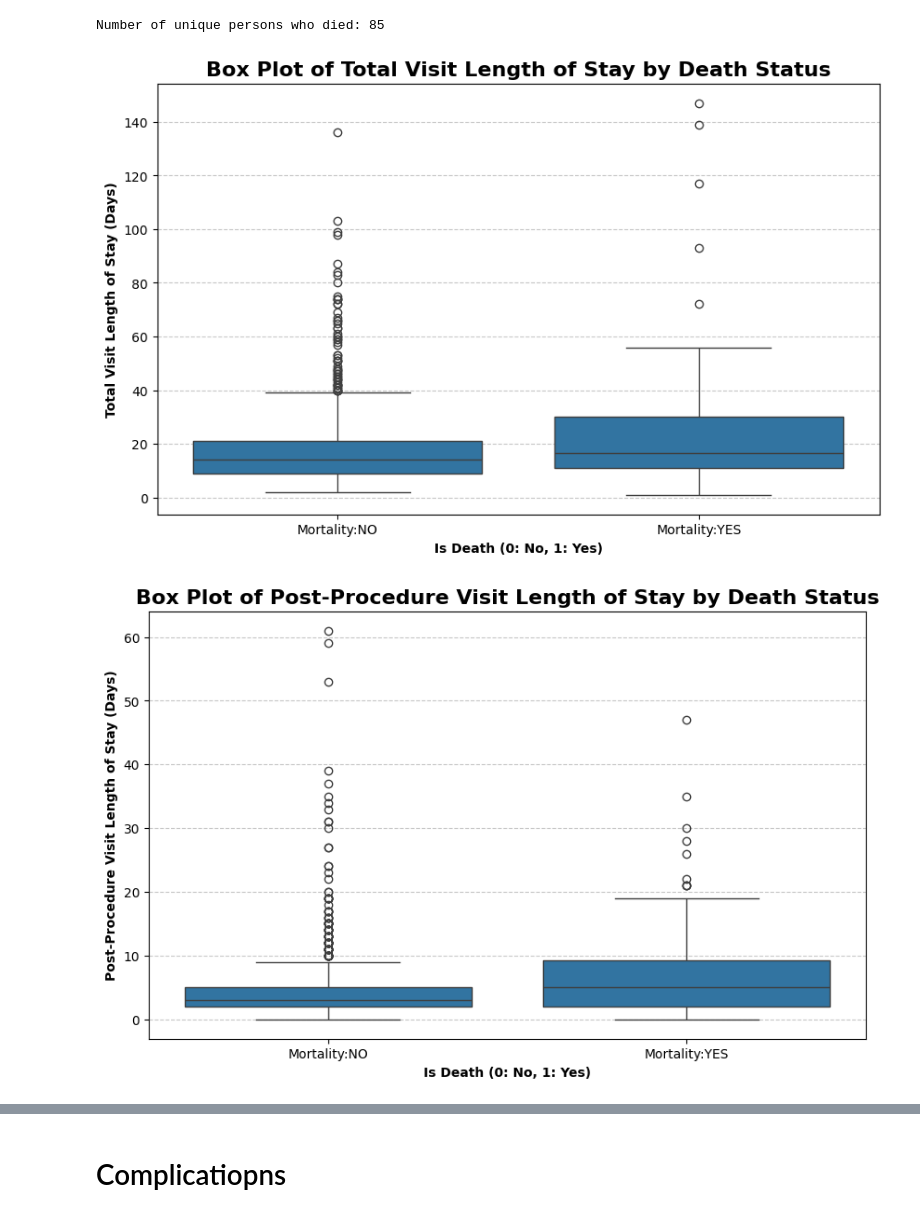
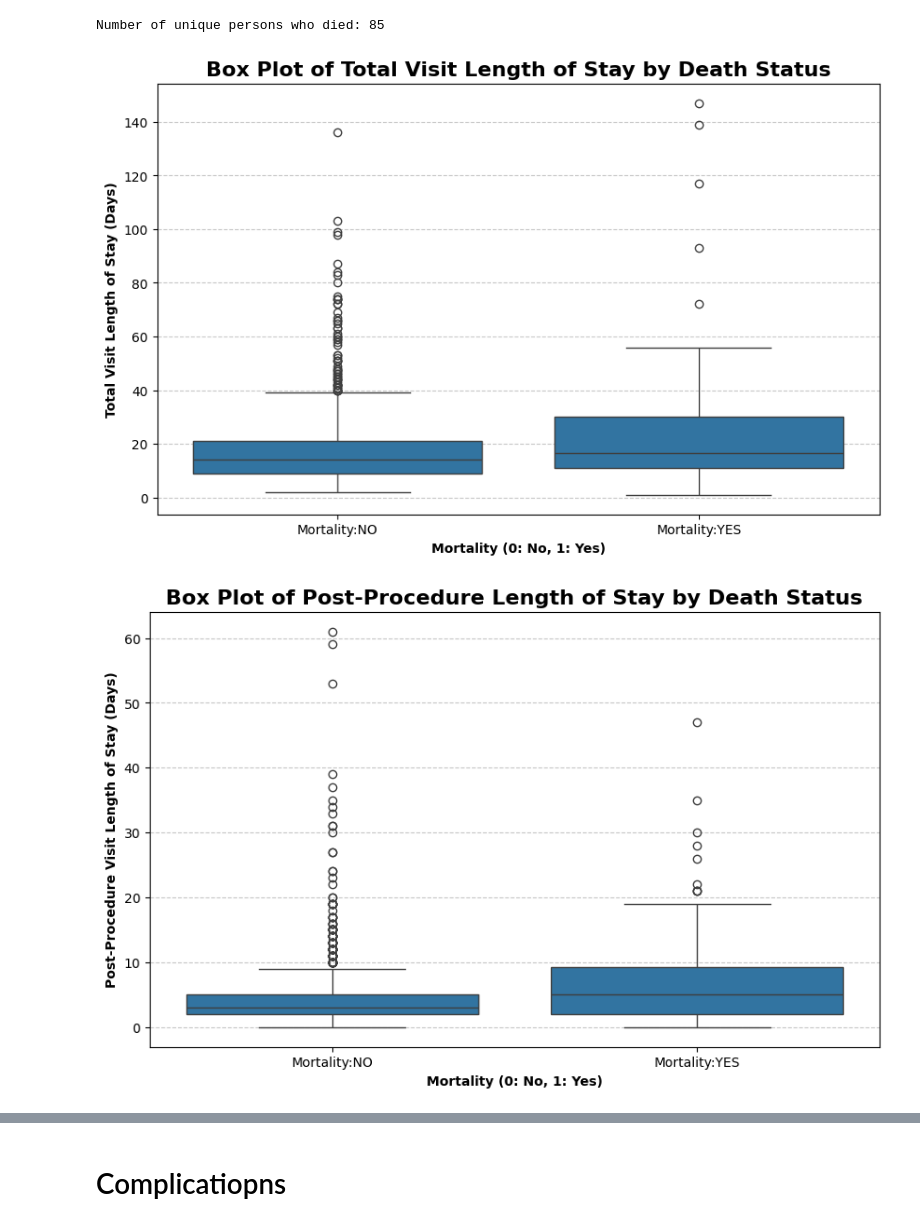
Before and after one commit to lokeshmiimansa/cvts-analysis, a Jupyter notebook: notebooks/eda_analysis.ipynb, the cells around one changed output, grey strips where cells are left out. Drawn from its saved outputs; the diff is of its cells as text; code cells hidden in the pictures.

```diff
--- a/notebooks/eda_analysis.ipynb
+++ b/notebooks/eda_analysis.ipynb
@@ -21,3 +21,5 @@ unique_deaths = df[df['is_death'] == 1]['person_id'].nunique()
 print(f"Number of unique persons who died: {unique_deaths}")
 # %% [output]
 Number of unique persons who died: 85
+# %%
+df['is_readmitted']= np.where(df['readmission_date'].notna(), 1, 0)
@@ -47,23 +51,24 @@ def plot_los_comparison_single(dataframe, condition,los_column_name, plot_title,
     plt.grid(axis='y', linestyle='--', alpha=0.7)
     plt.show()
 # %%
-df_filtered_for_plot = df[ (df['is_death'] == 1) & (df['days_proc_to_death'] >= 0) | (df['is_death'] == 0) ]
 plot_los_comparison_single(
     dataframe=df_filtered_for_plot,
+    condition='is_death',
     los_column_name='total_visit_los',
     plot_title='Box Plot of Total Visit Length of Stay by Death Status',
     x_label='Mortality (0: No, 1: Yes)',
     y_label='Total Visit Length of Stay (Days)',
     xtick_labels=['Mortality:NO', 'Mortality:YES']
 )
 plot_los_comparison_single(
     dataframe=df_filtered_for_plot,
+    condition='is_death',
     los_column_name='post_procedure_visit_los',
-    plot_title='Box Plot of Post-Procedure Visit Length of Stay by Death Status',
+    plot_title='Box Plot of Post-Procedure Length of Stay by Death Status',
     x_label='Mortality (0: No, 1: Yes)',
     y_label='Post-Procedure Visit Length of Stay (Days)',
     xtick_labels=['Mortality:NO', 'Mortality:YES']
 )
 # %% [output]
 [figure]
-[figure, old version]
+[figure, new version]
```
Also changed, not shown: parts of 4 cells of this notebook, 7 other files.
